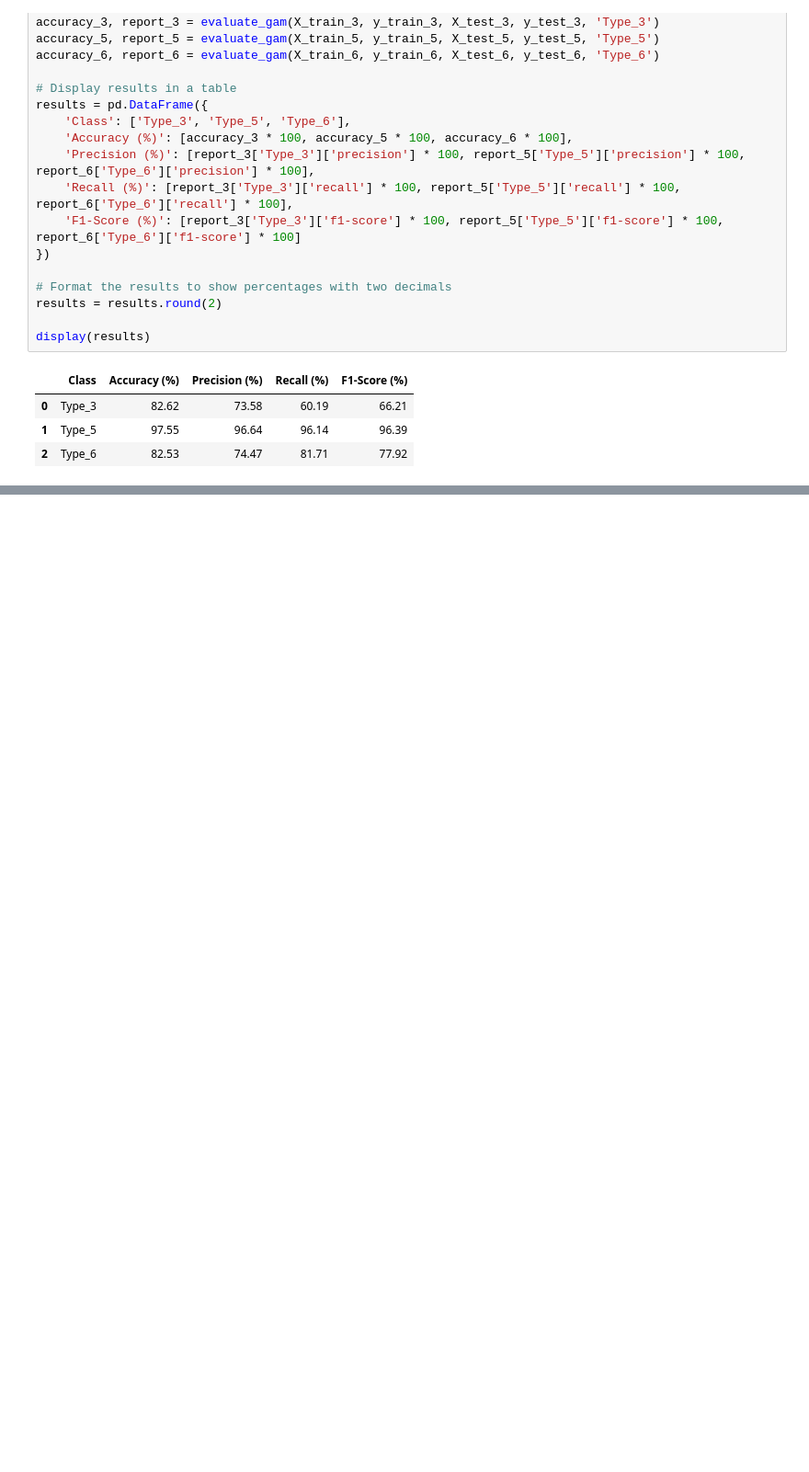
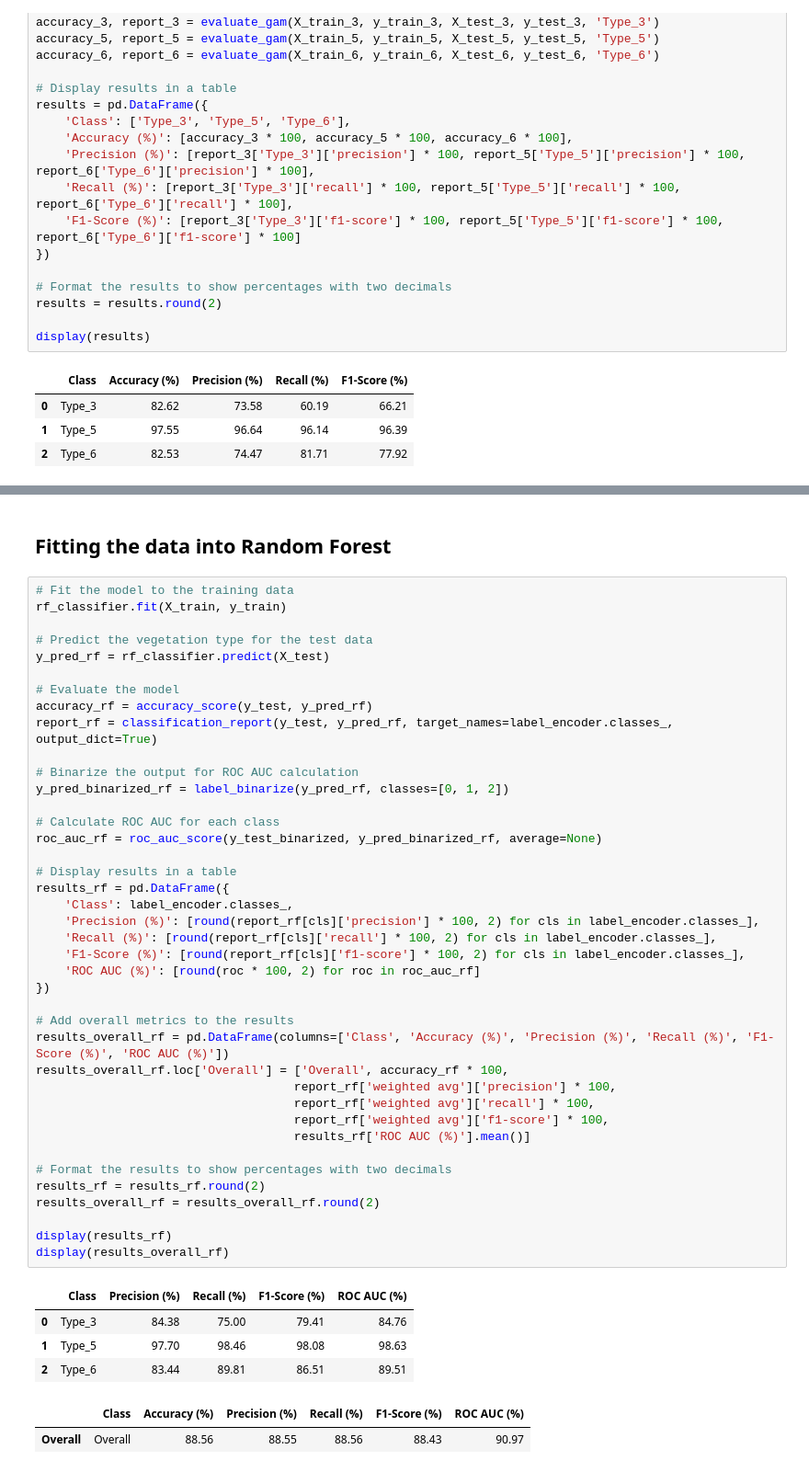
Before and after one commit to jorgemartins1986/APRAU_1050497_1050532, a Jupyter notebook: assignment_part2.ipynb, the cells around one changed output, grey strips where cells are left out. Shown at 92% size. Cells and saved outputs as stored; diff of their text form; blank space fills up the shorter version.

```diff
--- a/assignment_part2.ipynb
+++ b/assignment_part2.ipynb
@@ -546,0 +684,49 @@ display(results)
+# %% [markdown]
+## Fitting the data into Random Forest
+# %%
+# Fit the model to the training data
+rf_classifier.fit(X_train, y_train)
+
+# Predict the vegetation type for the test data
+y_pred_rf = rf_classifier.predict(X_test)
+
+# Evaluate the model
+accuracy_rf = accuracy_score(y_test, y_pred_rf)
+report_rf = classification_report(y_test, y_pred_rf, target_names=label_encoder.classes_, output_dict=True)
+
+# Binarize the output for ROC AUC calculation
+y_pred_binarized_rf = label_binarize(y_pred_rf, classes=[0, 1, 2])
+
+# Calculate ROC AUC for each class
+roc_auc_rf = roc_auc_score(y_test_binarized, y_pred_binarized_rf, average=None)
+
+# Display results in a table
+results_rf = pd.DataFrame({
+    'Class': label_encoder.classes_,
+    'Precision (%)': [round(report_rf[cls]['precision'] * 100, 2) for cls in label_encoder.classes_],
+    'Recall (%)': [round(report_rf[cls]['recall'] * 100, 2) for cls in label_encoder.classes_],
+    'F1-Score (%)': [round(report_rf[cls]['f1-score'] * 100, 2) for cls in label_encoder.classes_],
+    'ROC AUC (%)': [round(roc * 100, 2) for roc in roc_auc_rf]
+})
+
+# Add overall metrics to the results
+results_overall_rf = pd.DataFrame(columns=['Class', 'Accuracy (%)', 'Precision (%)', 'Recall (%)', 'F1-Score (%)', 'ROC AUC (%)'])
+results_overall_rf.loc['Overall'] = ['Overall', accuracy_rf * 100,
+                                    report_rf['weighted avg']['precision'] * 100,
+                                    report_rf['weighted avg']['recall'] * 100,
+                                    report_rf['weighted avg']['f1-score'] * 100,
+                                    results_rf['ROC AUC (%)'].mean()]
+
+# Format the results to show percentages with two decimals
+results_rf = results_rf.round(2)
+results_overall_rf = results_overall_rf.round(2)
+
+display(results_rf)
+display(results_overall_rf)
+# %% [output]
+|  | Class | Precision (%) | Recall (%) | F1-Score (%) | ROC AUC (%) |
+| 0 | Type_3 | 84.38 | 75.00 | 79.41 | 84.76 |
+| 1 | Type_5 | 97.70 | 98.46 | 98.08 | 98.63 |
+| 2 | Type_6 | 83.44 | 89.81 | 86.51 | 89.51 |
+|  | Class | Accuracy (%) | Precision (%) | Recall (%) | F1-Score (%) | ROC AUC (%) |
+| Overall | Overall | 88.56 | 88.55 | 88.56 | 88.43 | 90.97 |
```
Also changed, not shown: parts of 12 cells of this notebook, 2 other files.
